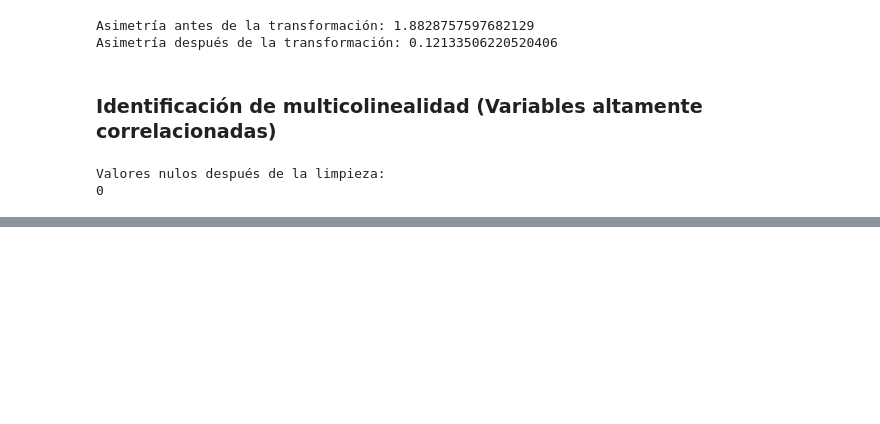
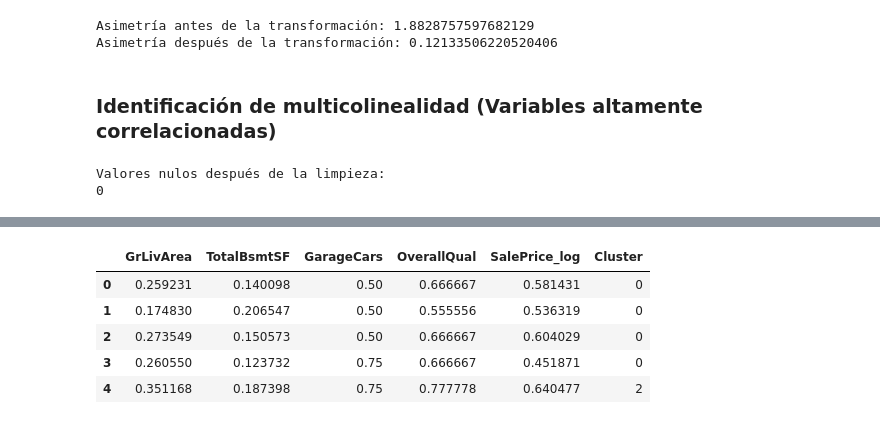
Before and after one commit to EstebanZG999/HT3Mineria, a Jupyter notebook: src/analisis_exploratorio.ipynb, the cells around one changed output, grey strips where cells are left out. Drawn from its saved outputs; the diff is of its cells as text; code cells hidden in the pictures; blank space fills up the shorter version.

```diff
--- a/src/analisis_exploratorio.ipynb
+++ b/src/analisis_exploratorio.ipynb
@@ -266,0 +317,14 @@ Variables con alta multicolinealidad (VIF > 10):
+# %%
+# Aplicar K-Means con el número óptimo de clusters (K=3)
+kmeans = KMeans(n_clusters=3, random_state=42, n_init=10)
+df_scaled['Cluster'] = kmeans.fit_predict(df_scaled)
+
+# Mostrar algunos datos con su cluster asignado
+df_scaled.head()
+# %% [output]
+|  | GrLivArea | TotalBsmtSF | GarageCars | OverallQual | SalePrice_log | Cluster |
+| 0 | 0.259231 | 0.140098 | 0.50 | 0.666667 | 0.581431 | 0 |
+| 1 | 0.174830 | 0.206547 | 0.50 | 0.555556 | 0.536319 | 0 |
+| 2 | 0.273549 | 0.150573 | 0.50 | 0.666667 | 0.604029 | 0 |
+| 3 | 0.260550 | 0.123732 | 0.75 | 0.666667 | 0.451871 | 0 |
+| 4 | 0.351168 | 0.187398 | 0.75 | 0.777778 | 0.640477 | 2 |
```
Also changed, not shown: parts of 10 cells of this notebook.
